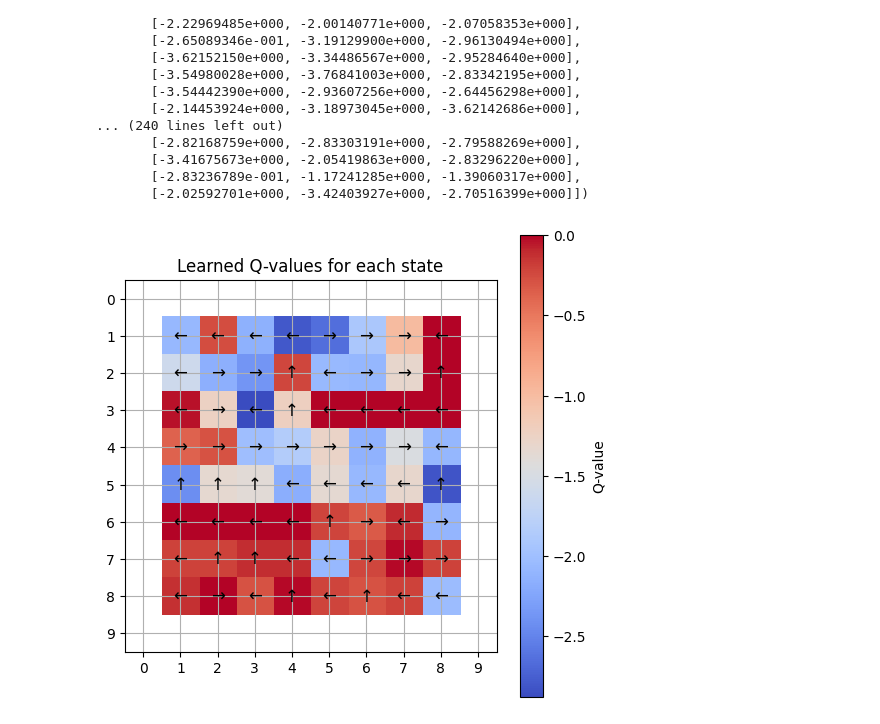
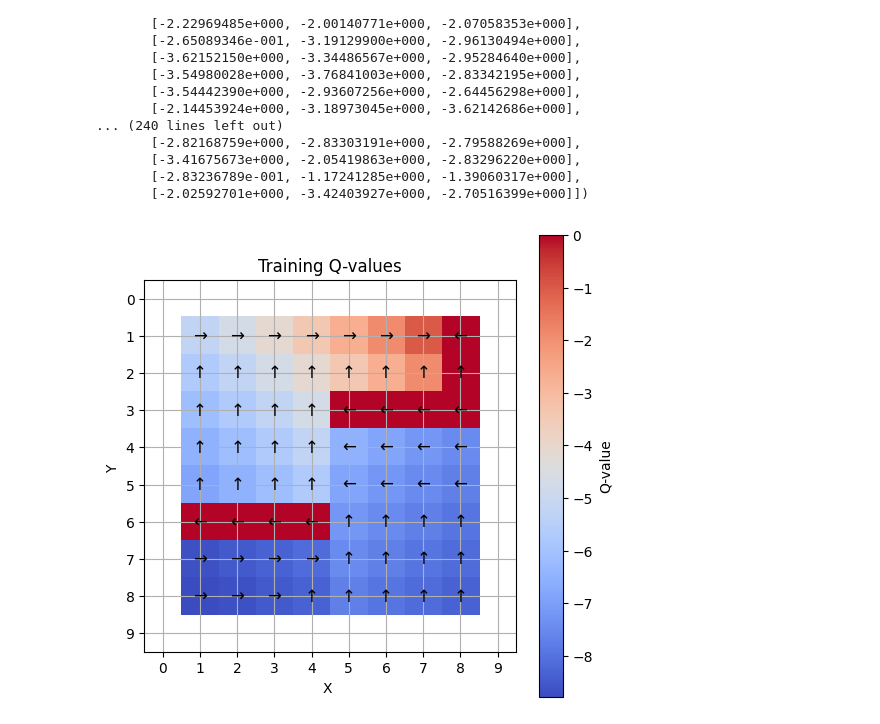
Before and after one commit to iulia-rusu/Information-to-Go, a Jupyter notebook: Q_table.ipynb, the cells around one changed output. Cells and saved outputs as stored; diff of their text form; code cells hidden in the pictures.

```diff
--- a/Q_table.ipynb
+++ b/Q_table.ipynb
@@ -45,7 +45,7 @@ def state_index_to_position(state_idx):
 
     return x+1, y+1, direction
 # %%
-Q_table = Q_table_1
+Q_table = Q_table_correct_800
 # %%
 # Get grid dimensions
 grid_width = 10
@@ -57,35 +57,37 @@ action_grid = np.full((grid_height, grid_width), -1)
 # Get the max Q-value for each state (best action)
 q_values = np.max(Q_table, axis=1)
 best_actions = np.argmax(Q_table, axis=1)
 # Map Q-values to the grid using the state-to-position conversion
 for i in np.arange(Q_table.shape[0]):
     x, y, _ = state_index_to_position(i)  # Get (x, y) from state
     q_values_grid[y, x] = q_values[i]  # Assign max Q-value to the corresponding (x, y)
     action_grid[y, x] = best_actions[i]
 
 # Plot the Q-table grid
 plt.figure(figsize=(6, 6))
 plt.imshow(q_values_grid, cmap='coolwarm', interpolation='nearest')
 plt.colorbar(label='Q-value')
-plt.title('Learned Q-values for each state')
+plt.title('Training Q-values')
 plt.xticks(np.arange(grid_width))
+plt.xlabel('X ')
+plt.ylabel('Y ')
 plt.yticks(np.arange(grid_height))
 # plt.gca().invert_yaxis()  # To match grid layout
 plt.grid(True)
 
 # Annotate the grid with the best action
 action_symbols = {0: "←", 1: "→", 2: "↑"}  # Mapping for visualization
 
 for i in range(grid_height):
     for j in range(grid_width):
         if not np.isnan(q_values_grid[i, j]):  # Skip NaN values
             best_action = action_grid[i, j]
             action_symbol = action_symbols.get(best_action, "?")  # Default to "?" if unknown
             plt.text(j, i, f'{action_symbol}', ha='center', va='center', color='black', fontsize=12)
 
 plt.show()
 # %% [output]
-[figure, old version]
+[figure, new version]
 # %%
 # Map Q-values to the grid using the state-to-position conversion
 for i in np.arange(Q_table.shape[0]):
```
Also changed, not shown: parts of 1 cell of this notebook, 1 other file.
